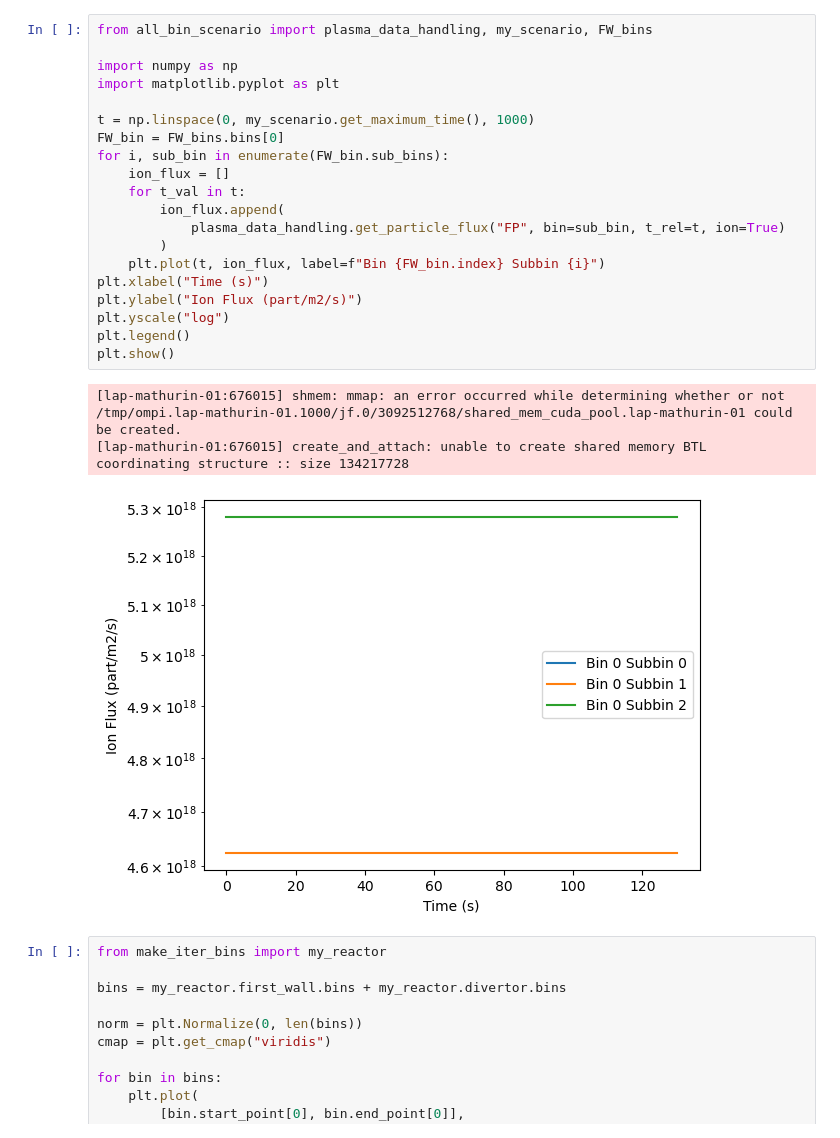
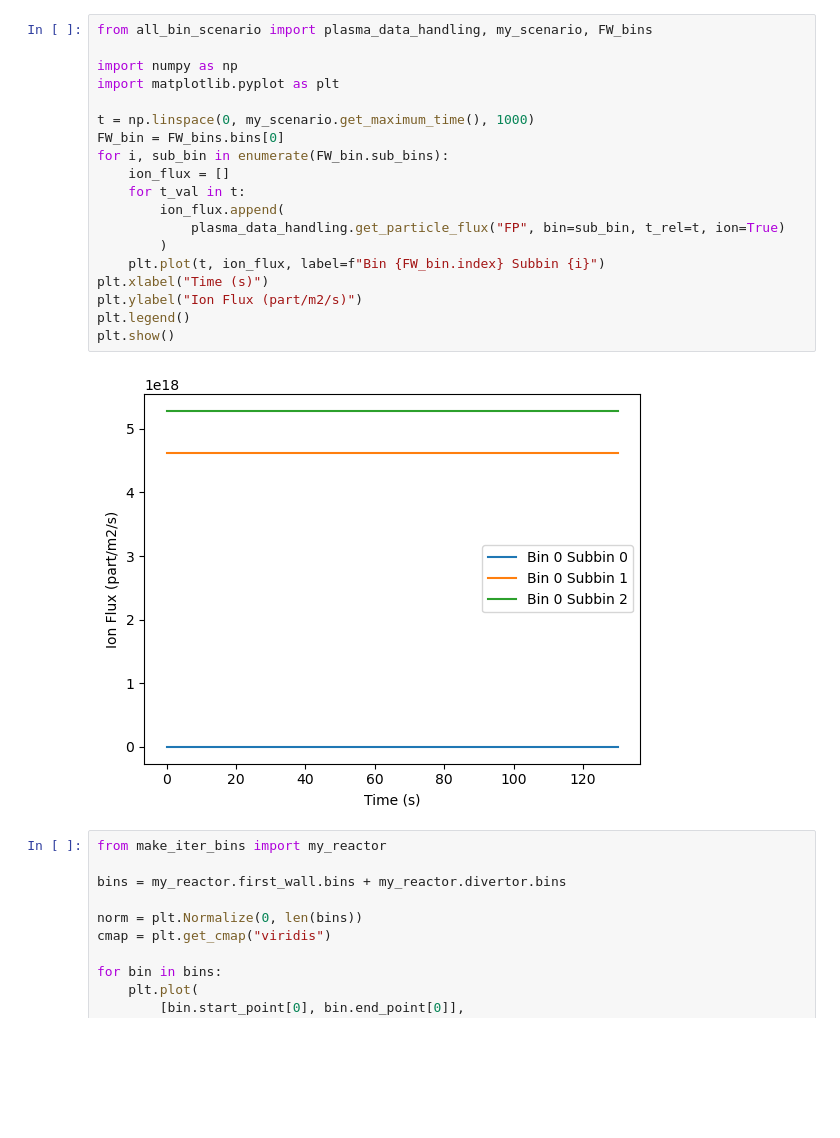
Before and after one commit to kaelyndunnell/hisp, a Jupyter notebook: plotting.ipynb, the cells around one changed output. Drawn from its saved outputs; the diff is of its cells as text; blank space fills up the shorter version.

```diff
--- a/plotting.ipynb
+++ b/plotting.ipynb
@@ -1,27 +1,24 @@
 # %%
 from all_bin_scenario import plasma_data_handling, my_scenario, FW_bins
 
 import numpy as np
 import matplotlib.pyplot as plt
 
 t = np.linspace(0, my_scenario.get_maximum_time(), 1000)
 FW_bin = FW_bins.bins[0]
 for i, sub_bin in enumerate(FW_bin.sub_bins):
     ion_flux = []
     for t_val in t:
         ion_flux.append(
             plasma_data_handling.get_particle_flux("FP", bin=sub_bin, t_rel=t, ion=True)
         )
     plt.plot(t, ion_flux, label=f"Bin {FW_bin.index} Subbin {i}")
 plt.xlabel("Time (s)")
 plt.ylabel("Ion Flux (part/m2/s)")
-plt.yscale("log")
 plt.legend()
 plt.show()
 # %% [output]
-[lap-mathurin-01:676015] shmem: mmap: an error occurred while determining whether or not /tmp/ompi.lap-mathurin-01.1000/jf.0/3092512768/shared_mem_cuda_pool.lap-mathurin-01 could be created.
-[lap-mathurin-01:676015] create_and_attach: unable to create shared memory BTL coordinating structure :: size 134217728
-[figure, old version]
+[figure, new version]
 # %%
 from make_iter_bins import my_reactor
 
```
